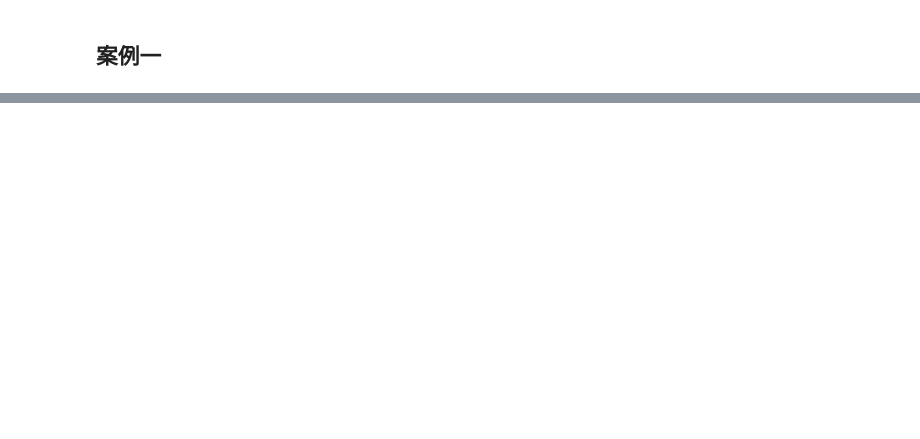
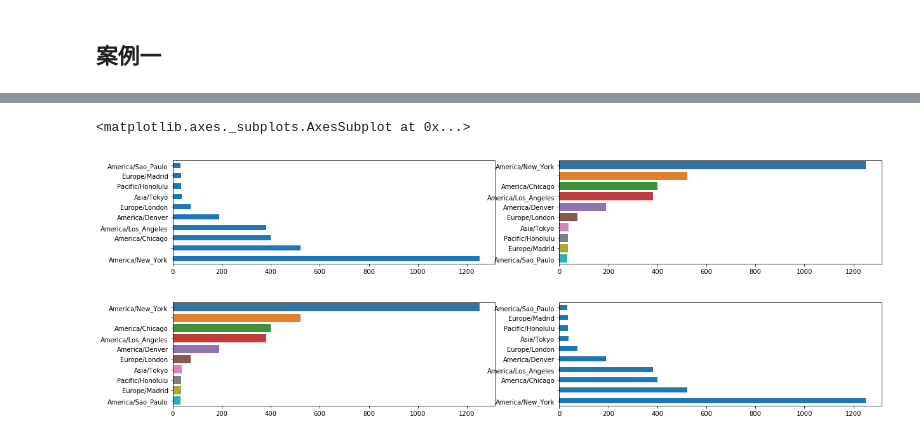
Before and after one commit to silianpan/pydata-book, a Jupyter notebook: case1.ipynb, the cells around one changed output, grey strips where cells are left out. Saved outputs shown, nothing was run; the diff lists cells and outputs as text; code cells hidden in the pictures; blank space fills up the shorter version.

```diff
--- a/case1.ipynb
+++ b/case1.ipynb
@@ -25,0 +3,73 @@ for line in fobj:
+# %%
+# python内置的json
+import json
+import pandas as pd
+import matplotlib.pyplot as plt
+# 全局配置
+plt.rc('figure', figsize=(20, 3))
+import seaborn as sn
+
+example1 = 'datasets/bitly_usagov/example.txt'
+# 读取文本文件
+# 1. 常规写法
+fobj = open(example1)
+records = []
+for line in fobj:
+    item = json.loads(line)
+    records.append(item)
+
+# 2. 行表达式
+records = [json.loads(line) for line in open(example1)]
+# 访问第一个字典
+records[0]
+
+# 直接放置到DataFrame里面
+'''
+列表里面的字典key作为列索引
+行索引默认为0~n-1
+'''
+df = pd.DataFrame(records)
+# 过滤,查看缺失值
+df['tz'].isnull()
+df[df['tz'].isnull()]
+
+# 查看行
+df.loc[13]
+
+# 填充tz列缺失值
+# print(df[df['tz'].isnull()]['tz'])
+df['tz'].fillna('Missing')
+# 填充空字符串数据
+# df['tz'][df['tz'] == ''] = 'Unknown'
+df.loc[13]
+
+# 目标一：对时区进行计数，统计每个时区用户的访问量
+# Series方法，value_counts做计数
+tz_counts = df['tz'].value_counts()
+
+'''
+第一种绘图方法：采用pandas的绘图函数plot
+第1种使用方式：subplots函数
+第2种使用方式：先创建figure画布对象，然后调用add_subplot添加子图
+'''
+# 第1种
+fig, axes = plt.subplots(1, 2)
+# 绘制水平柱状图
+tz_counts[:10].plot.barh(ax=axes[0])
+# 第2种
+fig1 = plt.figure()
+# 参数：1行2列1位置
+ax1 = fig1.add_subplot(1, 2, 1)
+ax2 = fig1.add_subplot(1, 2, 2)
+tz_counts[:10].plot.barh(ax=ax2)
+
+'''
+第二种绘图方法：采用seaborn库
+seaborn：matplotlib增强版，修改了matplotlib原有的颜色方案
+'''
+sn.barplot(x=tz_counts[:10].values, y=tz_counts[:10].index, ax=axes[1])
+sn.barplot(x=tz_counts[:10].values, y=tz_counts[:10].index, ax=ax1)
+# %% [output]
+<matplotlib.axes._subplots.AxesSubplot at 0x...>
+[figure, added]
+[figure, added]
```
Also changed, not shown: parts of 3 cells of this notebook, 1 other file.
